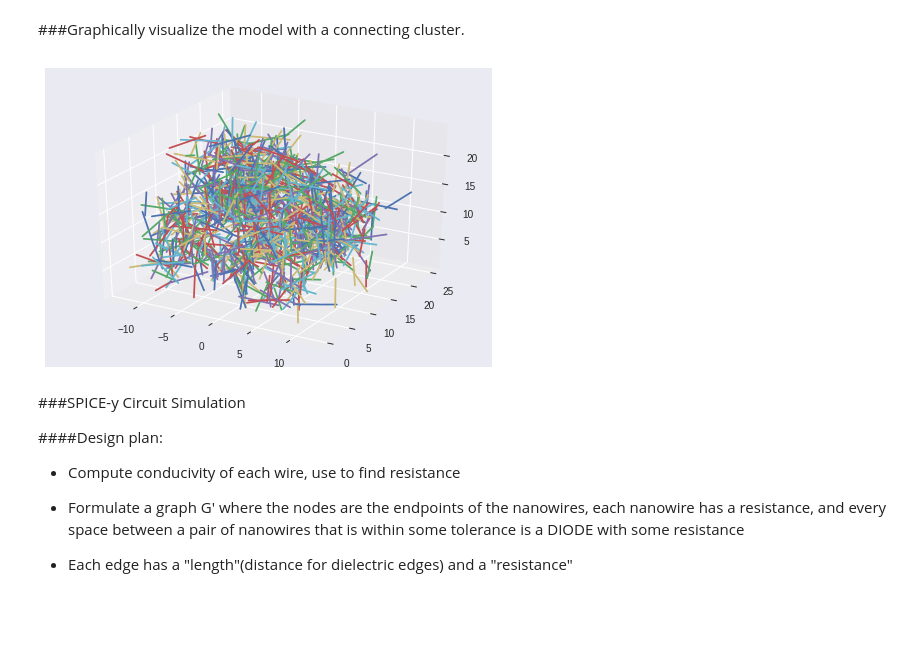
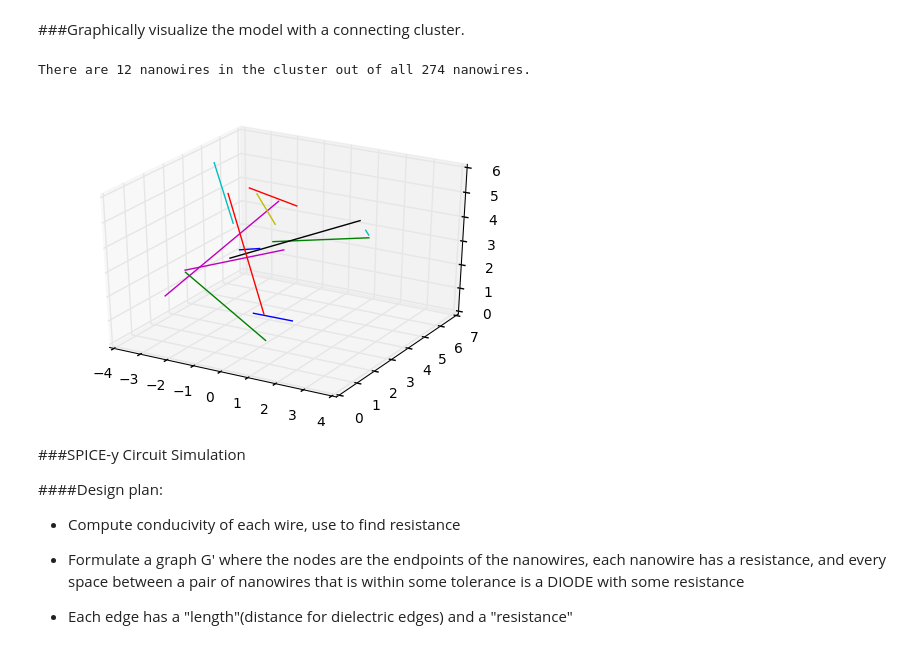
Before and after one commit to mzhang32/nanohub-project, a Jupyter notebook: first_submodel.ipynb, the cells around one changed output. Saved outputs shown, nothing was run; the diff lists cells and outputs as text; code cells hidden in the pictures; blank space fills up the shorter version.

```diff
--- a/first_submodel.ipynb
+++ b/first_submodel.ipynb
@@ -269,9 +289,9 @@ def generate(volume_fraction, width_of_poly, length_of_poly, diameter,
 
 	return lines
 # %%
-volume_fraction = 2.5/100 # 1% generates about 2500 nanowires, 2% about 5000(normal dimensions), 3% gets you connecting path(halved volume)
-width_of_poly = 25/2 # 25/1.26
-length_of_poly = 25/2 # 25/1.26
+volume_fraction = 3/100 # 1% generates about 2500 nanowires, 2% about 5000(normal dimensions), 3% gets you connecting path(halved volume)
+width_of_poly = 25/4 # 25/1.26
+length_of_poly = 25/4 # 25/1.26
 diameter = 125e-3
 volume_of_poly = get_polymer_volume(width_of_poly, length_of_poly)
 mean_nanowire_length = 5
@@ -439,14 +480,14 @@ def find_connecting_cluster(length, segs, G):
     new_segs = []
     for seg in temp:
       for v in G.neighbors(seg):
-        if v not in sink_segs and v not in H.nodes:
+        if v not in sink_segs and v not in H.nodes():
           new_segs.append(v)
         H.add_edge(seg, v, weight=G[seg][v]['weight'])
 
   # Iteratively grow from the sink to get the final cluster.
   K = nx.Graph()
   K_sinks, K_sources = set(), set()
-  new_segs = [v for v in H.nodes if v in sink_segs]
+  new_segs = [v for v in H.nodes() if v in sink_segs]
   K_sinks = set(new_segs)
   K.add_nodes_from(new_segs)
   path_exists = False
@@ -455,7 +496,7 @@ def find_connecting_cluster(length, segs, G):
     new_segs = []
     for seg in temp:
       for v in H.neighbors(seg):
-        if v not in source_segs and v not in K.nodes:
+        if v not in source_segs and v not in K.nodes():
           new_segs.append(v)
         if v in source_segs:
           K_sources.add(v)
@@ -463,6 +504,7 @@ def find_connecting_cluster(length, segs, G):
   if not K_sources:
     print("No connecting paths.")
     return None, None, None
+  print("There are %d nanowires in the cluster out of all %d nanowires." % (len(K.nodes()), len(segments)))
   return K, K_sources, K_sinks
 # %%
 K, K_sources, K_sinks = find_connecting_cluster(length_of_poly, segments, H)
@@ -524,15 +565,16 @@ def calc_resistance(total_cond, cross_sectional_area, length):
 # %%
 import matplotlib.pyplot as plt
 from mpl_toolkits.mplot3d import Axes3D
 fig = plt.figure()
 ax = fig.add_subplot(111, projection='3d')
-K = find_connecting_cluster(length_of_poly, segments, H, diameter)[0]
-for n in K.nodes:
+K = find_connecting_cluster(length_of_poly, segments, H)[0]
+for n in K.nodes():
   seg = segments[n]
   ax.plot(seg[0], seg[1], seg[2])
 plt.show()
 # %% [output]
+There are 12 nanowires in the cluster out of all 274 nanowires.
-[figure, old version]
+[figure, new version]
 # %% [markdown]
 ###SPICE-y Circuit Simulation
 
```
Also changed, not shown: parts of 13 cells of this notebook, 52 other files.
